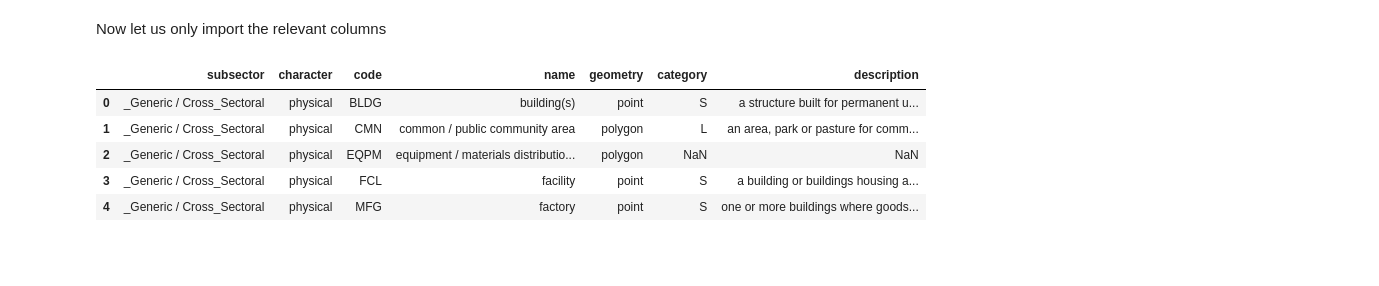
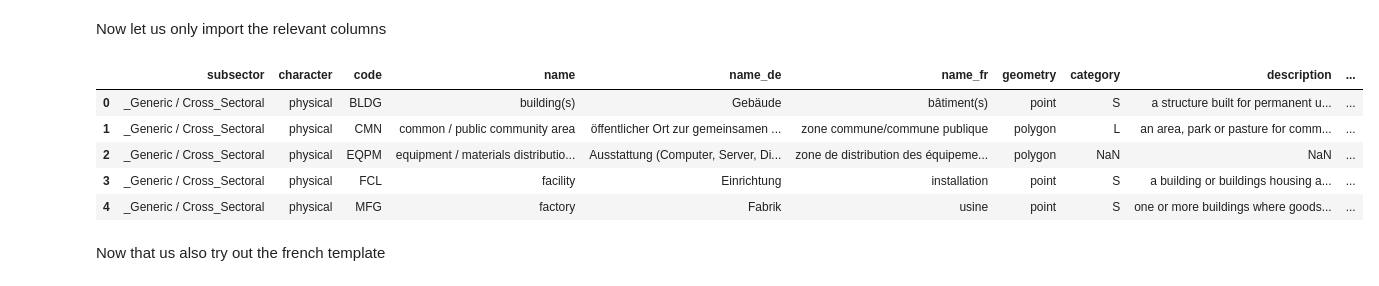
Before and after one commit to openkfw/open-geodata-model, a Jupyter notebook: docs/tutorials/extract_location_types.ipynb, the cells around one changed output. Cells and saved outputs as stored; diff of their text form; code cells hidden in the pictures; blank space fills up the shorter version.

Commit message:
Add the test for the french template

```diff
--- a/docs/tutorials/extract_location_types.ipynb
+++ b/docs/tutorials/extract_location_types.ipynb
@@ -65,34 +65,42 @@ Now let us only import the relevant columns
 # %%
 col_list = [
     "KC-Theme / Sub-Sector",
     "physical or immaterial location type",
     "(IATI) Location Type Code",
     "(IATI) Location Type Name (EN) =  project output- or intervention-related type of physical location or immaterial output- or intervention area",
+    "(IITA) Nom du type de site (FR) = type de site physique ou de zone de production ou d’intervention immatérielle lié à la production ou à l’intervention du projet",
+    "(IATI) Location Type Name (DE)",
     "Geodata Type",
     "IATI Category",
     "(IATI) Location Type Description (EN)",
+    "(IATI) Location Type Description (FR)",
 ]
 
 excel_df = pd.read_excel(excel_file_path, sheet_name=worksheet_name, usecols=col_list)
 excel_df = excel_df.rename(
     columns={
         "KC-Theme / Sub-Sector": "subsector",
         "physical or immaterial location type": "character",
         "(IATI) Location Type Code": "code",
         "(IATI) Location Type Name (EN) =  project output- or intervention-related type of physical location or immaterial output- or intervention area": "name",
+        "(IITA) Nom du type de site (FR) = type de site physique ou de zone de production ou d’intervention immatérielle lié à la production ou à l’intervention du projet": "name_fr",
+        "(IATI) Location Type Name (DE)": "name_de",
         "Geodata Type": "geometry",
         "IATI Category": "category",
         "(IATI) Location Type Description (EN)": "description",
+        "(IATI) Location Type Description (FR)": "description_fr",
     }
 )
 excel_df.head()
 # %% [output]
-|  | subsector | character | code | name | geometry | category | description |
-| 0 | _Generic / Cross_Sectoral | physical | BLDG | building(s) | point | S | a structure built for permanent u... |
-| 1 | _Generic / Cross_Sectoral | physical | CMN | common / public community area | polygon | L | an area, park or pasture for comm... |
-| 2 | _Generic / Cross_Sectoral | physical | EQPM | equipment / materials distributio... | polygon | NaN | NaN |
-| 3 | _Generic / Cross_Sectoral | physical | FCL | facility | point | S | a building or buildings housing a... |
-| 4 | _Generic / Cross_Sectoral | physical | MFG | factory | point | S | one or more buildings where goods... |
+|  | subsector | character | code | name | name_de | name_fr | geometry | category | description | ... |
+| 0 | _Generic / Cross_Sectoral | physical | BLDG | building(s) | Gebäude | bâtiment(s) | point | S | a structure built for permanent u... | ... |
+| 1 | _Generic / Cross_Sectoral | physical | CMN | common / public community area | öffentlicher Ort zur gemeinsamen ... | zone commune/commune publique | polygon | L | an area, park or pasture for comm... | ... |
+| 2 | _Generic / Cross_Sectoral | physical | EQPM | equipment / materials distributio... | Ausstattung (Computer, Server, Di... | zone de distribution des équipeme... | polygon | NaN | NaN | ... |
+| 3 | _Generic / Cross_Sectoral | physical | FCL | facility | Einrichtung | installation | point | S | a building or buildings housing a... | ... |
+| 4 | _Generic / Cross_Sectoral | physical | MFG | factory | Fabrik | usine | point | S | one or more buildings where goods... | ... |
 # %%
 # export the data frame to a json file
 excel_df.to_json("../../references/kfw_location_types.json", orient="records")
+# %% [markdown]
+Now that us also try out the french template
```
Also changed, not shown: parts of 1 cell of this notebook, 2 other files.
